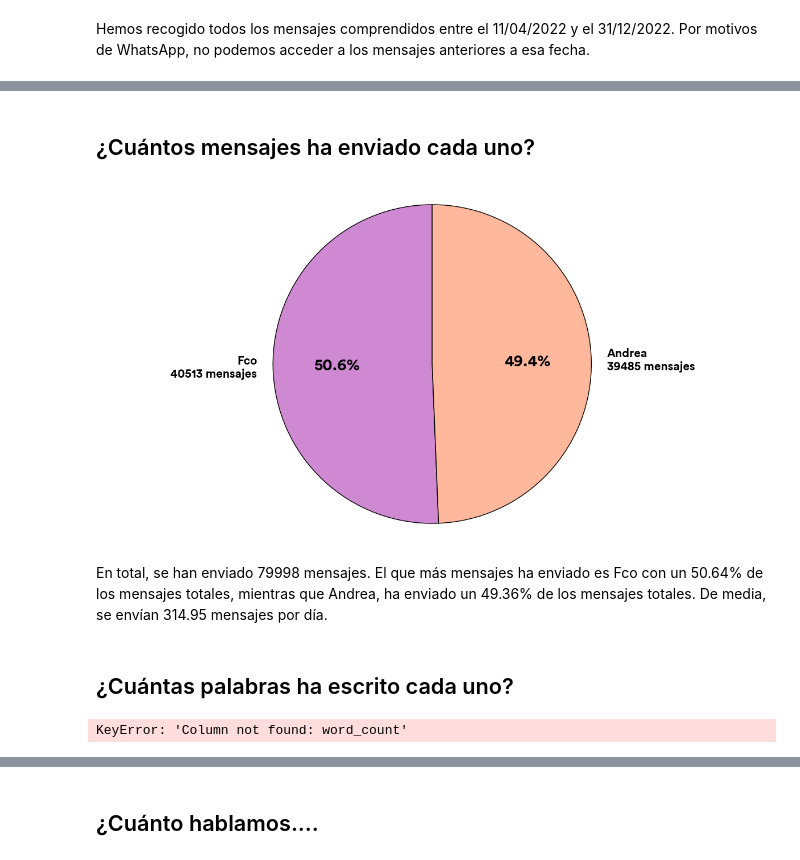
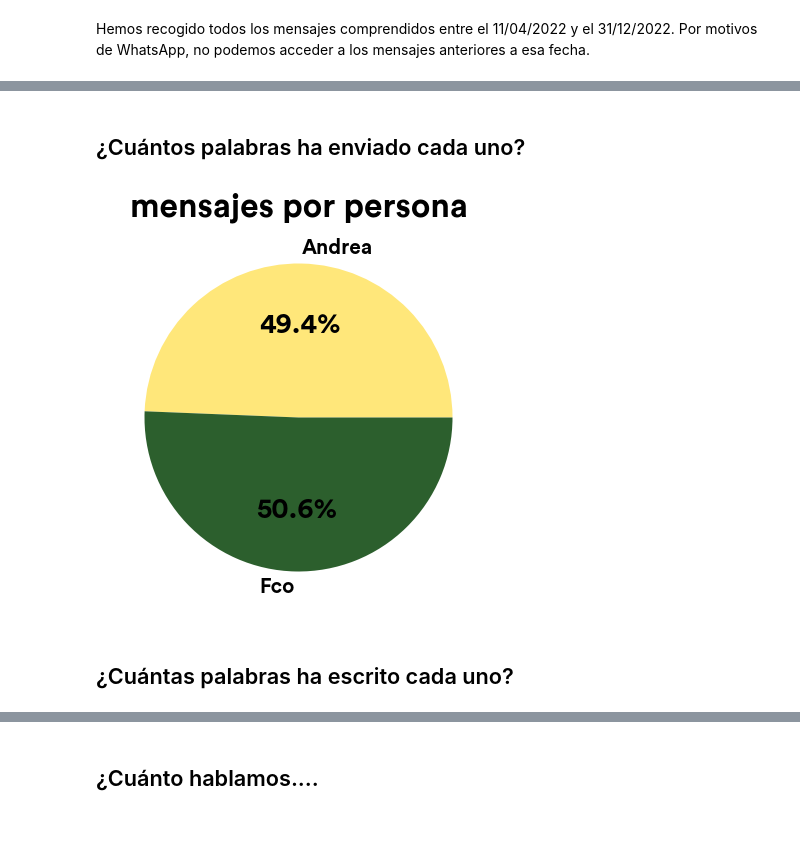
Before and after one commit to aguimorefran/whatsapp-wrapped, a Jupyter notebook: main.ipynb, the cells around one changed output, grey strips where cells are left out. Saved outputs shown, nothing was run; the diff lists cells and outputs as text; code cells hidden in the pictures; blank space fills up the shorter version.

```diff
--- a/main.ipynb
+++ b/main.ipynb
@@ -129,54 +151,17 @@ plt.show()
 # %% [markdown]
-## ¿Cuántos mensajes ha enviado cada uno?
+## ¿Cuántos palabras ha enviado cada uno?
-# %%
-# Number of messages per user and its percentage
-x = df.groupby('author')['message'].count().reset_index()
-x['percentage'] = x['message'] / x['message'].sum() * 100
-x = x.sort_values(by='message', ascending=False)
-x = x.reset_index(drop=True)
-x['message'] = x['message'].astype(int)
-x['percentage'] = x['percentage'].round(2)
-
-# Pie chart
-# Label is the author, new line and its percentage new line and number of messages
-labels = x['author'] + '\n' + x['message'].astype(str) + ' mensajes'
-sizes = x['percentage']
-
-fig1, ax1 = plt.subplots()
-colors = ['#BF61C4BF', '#FFA07ABF']
-# Colors are orange and blue at .7 opacity
-ax1.pie(sizes, labels=labels, autopct='%1.1f%%', startangle=90, colors=colors, wedgeprops={'edgecolor': 'black'})
-ax1.axis('equal')  # Equal aspect ratio ensures that pie is drawn as a circle.
-
-plt.show()
-# %% [output]
-[figure, removed]
-# %%
-# Md total de mensajes enviados
-# Mean of messages per day
-avg_msgs_per_day = df['date'].dt.date.value_counts().mean()
-md(f"En total, se han enviado {x['message'].sum()} mensajes. El que más mensajes ha enviado es {x['author'][0]} con un {x['percentage'][0]}% de los mensajes totales, mientras que {x['author'][len(x)-1]}, ha enviado un {x['percentage'][len(x)-1]}% de los mensajes totales. De media, se envían {avg_msgs_per_day:.2f} mensajes por día.")
-# %% [output]
-En total, se han enviado 79998 mensajes. El que más mensajes ha enviado es Fco con un 50.64% de los mensajes totales, mientras que Andrea, ha enviado un 49.36% de los mensajes totales. De media, se envían 314.95 mensajes por día.
+# %%
+aux = df.copy()
+aux['n_messages'] = 1
+aux_grouped = aux.groupby(['author']).sum().reset_index()
+
+more_msgs = aux_grouped['n_messages'].max()
+more_msgs_author = aux_grouped[aux_grouped['n_messages'] == more_msgs]['author'].values[0]
+
+plt.pie(aux_grouped['n_messages'], labels=aux_grouped['author'], autopct='%1.1f%%', colors=rand_color_pair())
+plt.title('mensajes por persona')
+plt.show()
+# %% [output]
+[figure, added]
 # %% [markdown]
 ## ¿Cuántas palabras ha escrito cada uno?
-# %%
-# Count number of words per message
-x = df.groupby('author')['word_count'].sum().reset_index()
-x['percentage'] = x['word_count'] / x['word_count'].sum() * 100
-x = x.sort_values(by='word_count', ascending=False)
-x = x.reset_index(drop=True)
-x['word_count'] = x['word_count'].astype(int)
-x['percentage'] = x['percentage'].round(2)
-
-labels = x['author'] + '\n' + x['word_count'].astype(str) + ' palabras'
-sizes = x['percentage']
-
-fig1, ax1 = plt.subplots()
-colors = ['#BF61C4BF', '#FFA07ABF']
-ax1.pie(sizes, labels=labels, autopct='%1.1f%%', startangle=90, colors=colors, wedgeprops={'edgecolor': 'black'})
-ax1.axis('equal')  # Equal aspect ratio ensures that pie is drawn as a circle.
-
-plt.show()
-# %% [output]
-KeyError: 'Column not found: word_count'
```
Also changed, not shown: parts of 19 cells of this notebook.
